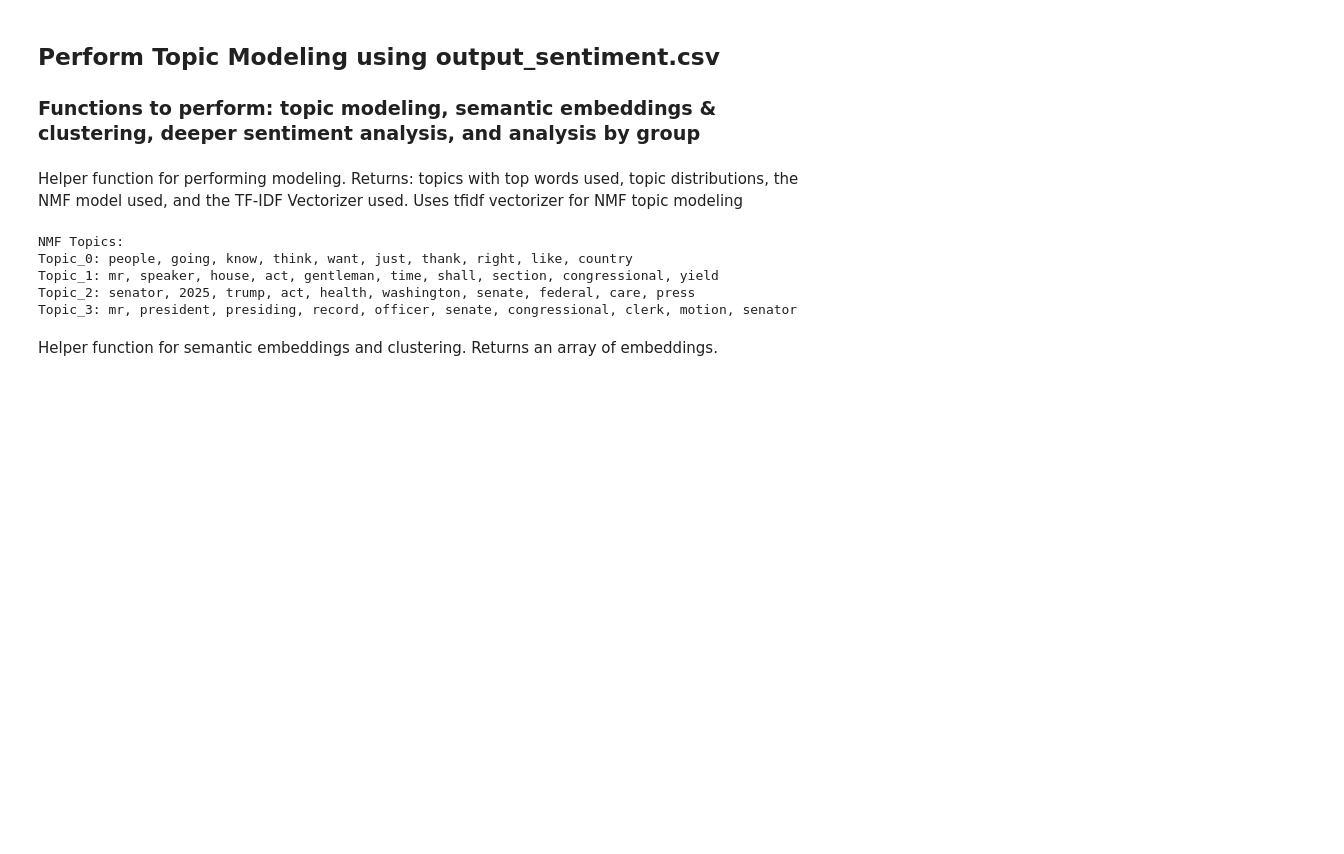
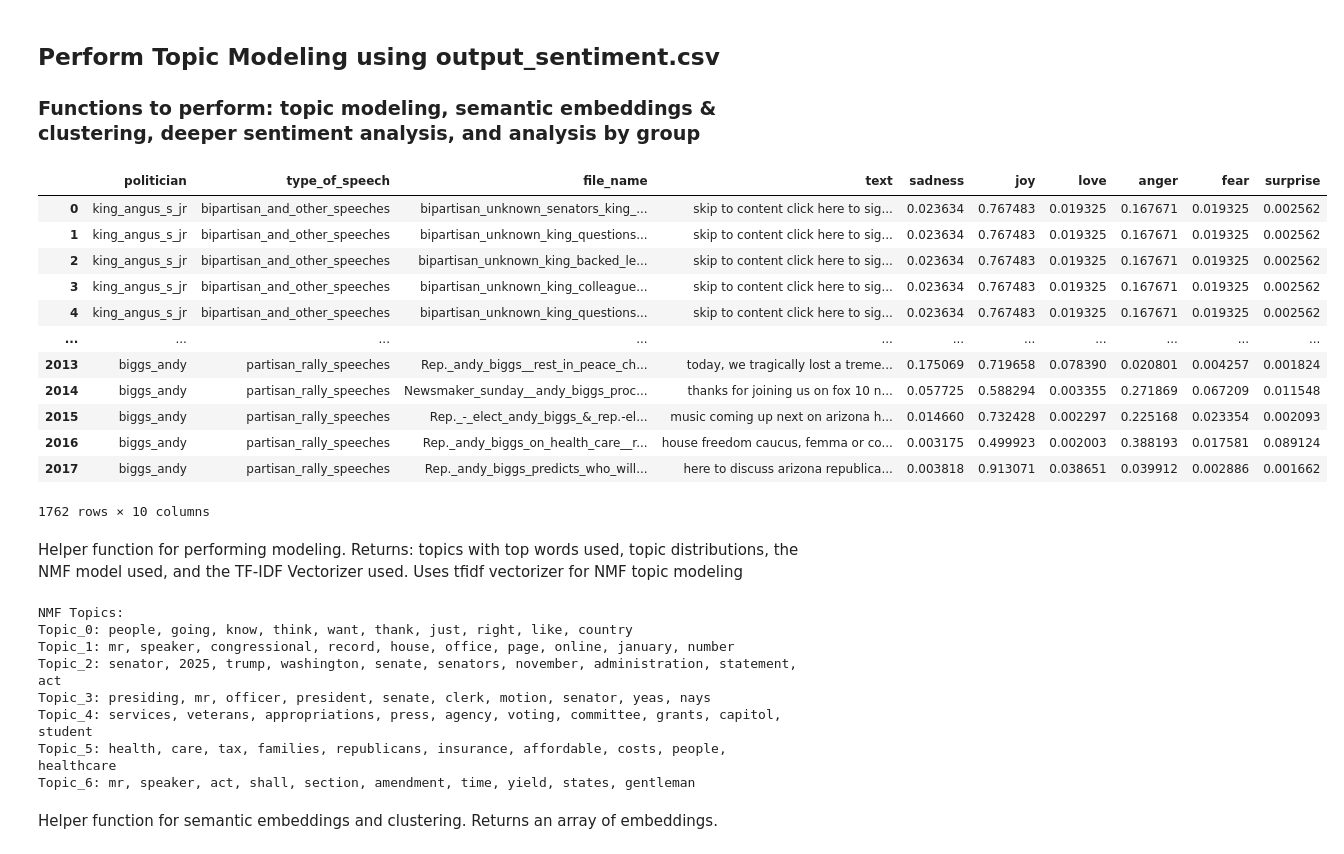
Before and after one commit to np767/5400_Final_Project, a Jupyter notebook: sentiment_analysis.ipynb, the cells around one changed output. Cells and saved outputs as stored; diff of their text form; code cells hidden in the pictures; blank space fills up the shorter version.

```diff
--- a/sentiment_analysis.ipynb
+++ b/sentiment_analysis.ipynb
@@ -141,6 +146,28 @@ df.to_csv("output_sentiment.csv", index = False)
 ## Perform Topic Modeling using output_sentiment.csv
 
 ### Functions to perform: topic modeling, semantic embeddings & clustering, deeper sentiment analysis, and analysis by group
+# %%
+#Load and clean dataframe
+sentiment_df = pd.read_csv("output_sentiment.csv")
+#sentiment_df
+sentiment_df = sentiment_df.drop(columns="sentiment_scores")
+
+sentiment_df = sentiment_df.dropna(subset=['text'])
+sentiment_df
+# %% [output]
+|  | politician | type_of_speech | file_name | text | sadness | joy | love | anger | fear | surprise |
+| 0 | king_angus_s_jr | bipartisan_and_other_speeches | bipartisan_unknown_senators_king_... | skip to content click here to sig... | 0.023634 | 0.767483 | 0.019325 | 0.167671 | 0.019325 | 0.002562 |
+| 1 | king_angus_s_jr | bipartisan_and_other_speeches | bipartisan_unknown_king_questions... | skip to content click here to sig... | 0.023634 | 0.767483 | 0.019325 | 0.167671 | 0.019325 | 0.002562 |
+| 2 | king_angus_s_jr | bipartisan_and_other_speeches | bipartisan_unknown_king_backed_le... | skip to content click here to sig... | 0.023634 | 0.767483 | 0.019325 | 0.167671 | 0.019325 | 0.002562 |
+| 3 | king_angus_s_jr | bipartisan_and_other_speeches | bipartisan_unknown_king_colleague... | skip to content click here to sig... | 0.023634 | 0.767483 | 0.019325 | 0.167671 | 0.019325 | 0.002562 |
+| 4 | king_angus_s_jr | bipartisan_and_other_speeches | bipartisan_unknown_king_questions... | skip to content click here to sig... | 0.023634 | 0.767483 | 0.019325 | 0.167671 | 0.019325 | 0.002562 |
+| ... | ... | ... | ... | ... | ... | ... | ... | ... | ... | ... |
+| 2013 | biggs_andy | partisan_rally_speeches | Rep._andy_biggs__rest_in_peace_ch... | today, we tragically lost a treme... | 0.175069 | 0.719658 | 0.078390 | 0.020801 | 0.004257 | 0.001824 |
+| 2014 | biggs_andy | partisan_rally_speeches | Newsmaker_sunday__andy_biggs_proc... | thanks for joining us on fox 10 n... | 0.057725 | 0.588294 | 0.003355 | 0.271869 | 0.067209 | 0.011548 |
+| 2015 | biggs_andy | partisan_rally_speeches | Rep._-_elect_andy_biggs_&_rep.-el... | music coming up next on arizona h... | 0.014660 | 0.732428 | 0.002297 | 0.225168 | 0.023354 | 0.002093 |
+| 2016 | biggs_andy | partisan_rally_speeches | Rep._andy_biggs_on_health_care__r... | house freedom caucus, femma or co... | 0.003175 | 0.499923 | 0.002003 | 0.388193 | 0.017581 | 0.089124 |
+| 2017 | biggs_andy | partisan_rally_speeches | Rep._andy_biggs_predicts_who_will... | here to discuss arizona republica... | 0.003818 | 0.913071 | 0.038651 | 0.039912 | 0.002886 | 0.001662 |
+1762 rows × 10 columns
 # %% [markdown]
 Helper function for performing modeling. Returns: topics with top words used, topic distributions, the NMF model used, and the TF-IDF Vectorizer used.
 Uses tfidf vectorizer for NMF topic modeling
@@ -189,7 +214,7 @@ def perform_nmf_topic_modeling(texts, n_topics = 5, n_top_words = 10):
     return topics, topic_distributions, nmf, vectorizer
 # %%
 #Perform topic modeling
-topics_nmf, topic_dist_nmf, nmf_model, nmf_vectorizer = perform_nmf_topic_modeling(sentiment_df['text'], n_topics=4)
+topics_nmf, topic_dist_nmf, nmf_model, nmf_vectorizer = perform_nmf_topic_modeling(sentiment_df['text'], n_topics=7)
 
 print("\nNMF Topics:")
 for topic_name, words in topics_nmf.items():
@@ -201,10 +226,13 @@ for i in range(topic_dist_nmf.shape[1]):
     sentiment_df[f'topic_{i}_score'] = topic_dist_nmf[:, i]
 # %% [output]
 NMF Topics:
-Topic_0: people, going, know, think, want, just, thank, right, like, country
-Topic_1: mr, speaker, house, act, gentleman, time, shall, section, congressional, yield
-Topic_2: senator, 2025, trump, act, health, washington, senate, federal, care, press
-Topic_3: mr, president, presiding, record, officer, senate, congressional, clerk, motion, senator
+Topic_0: people, going, know, think, want, thank, just, right, like, country
+Topic_1: mr, speaker, congressional, record, house, office, page, online, january, number
+Topic_2: senator, 2025, trump, washington, senate, senators, november, administration, statement, act
+Topic_3: presiding, mr, officer, president, senate, clerk, motion, senator, yeas, nays
+Topic_4: services, veterans, appropriations, press, agency, voting, committee, grants, capitol, student
+Topic_5: health, care, tax, families, republicans, insurance, affordable, costs, people, healthcare
+Topic_6: mr, speaker, act, shall, section, amendment, time, yield, states, gentleman
 # %% [markdown]
 Helper function for semantic embeddings and clustering. Returns an array of embeddings.
 # %%
```
Also changed, not shown: parts of 7 cells of this notebook.
